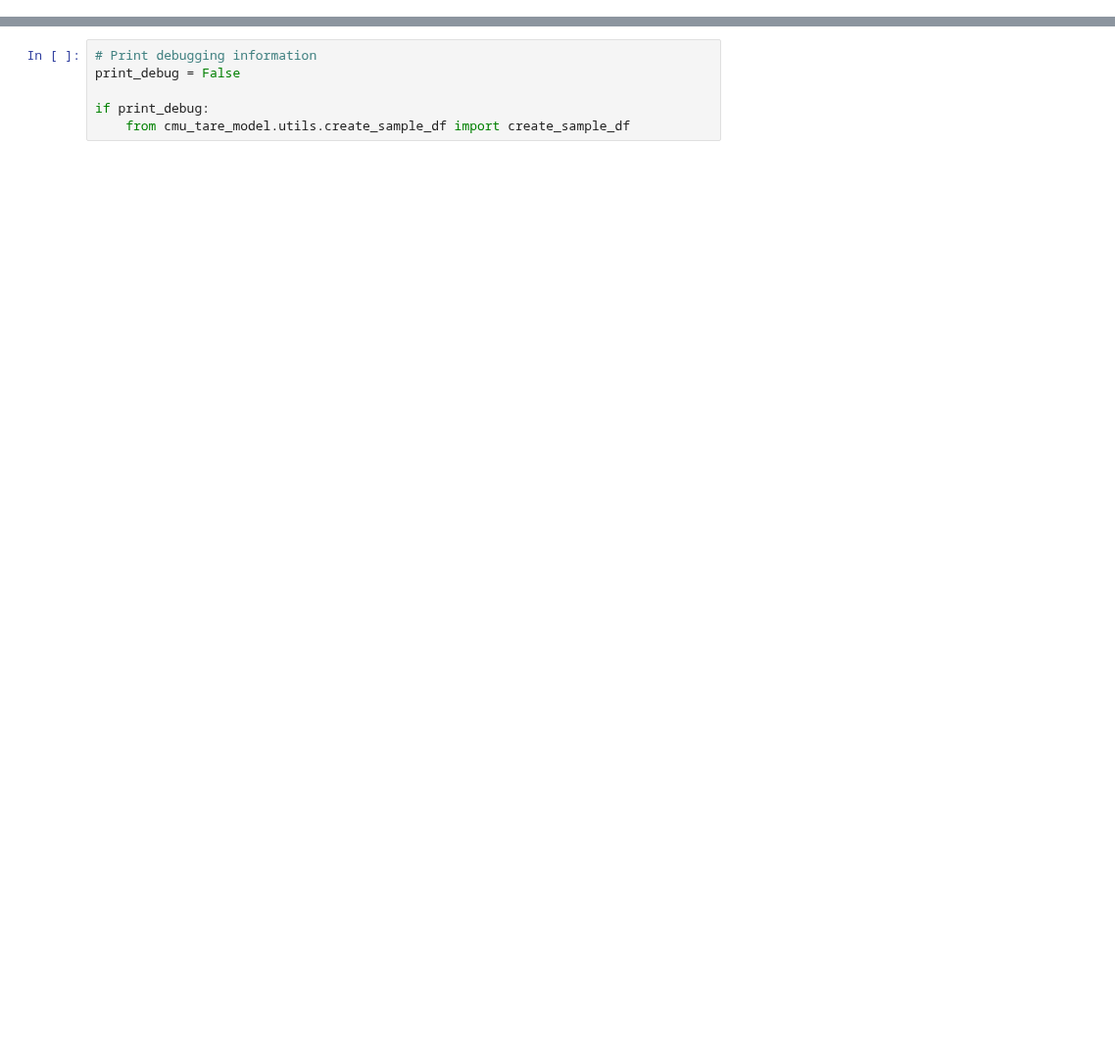
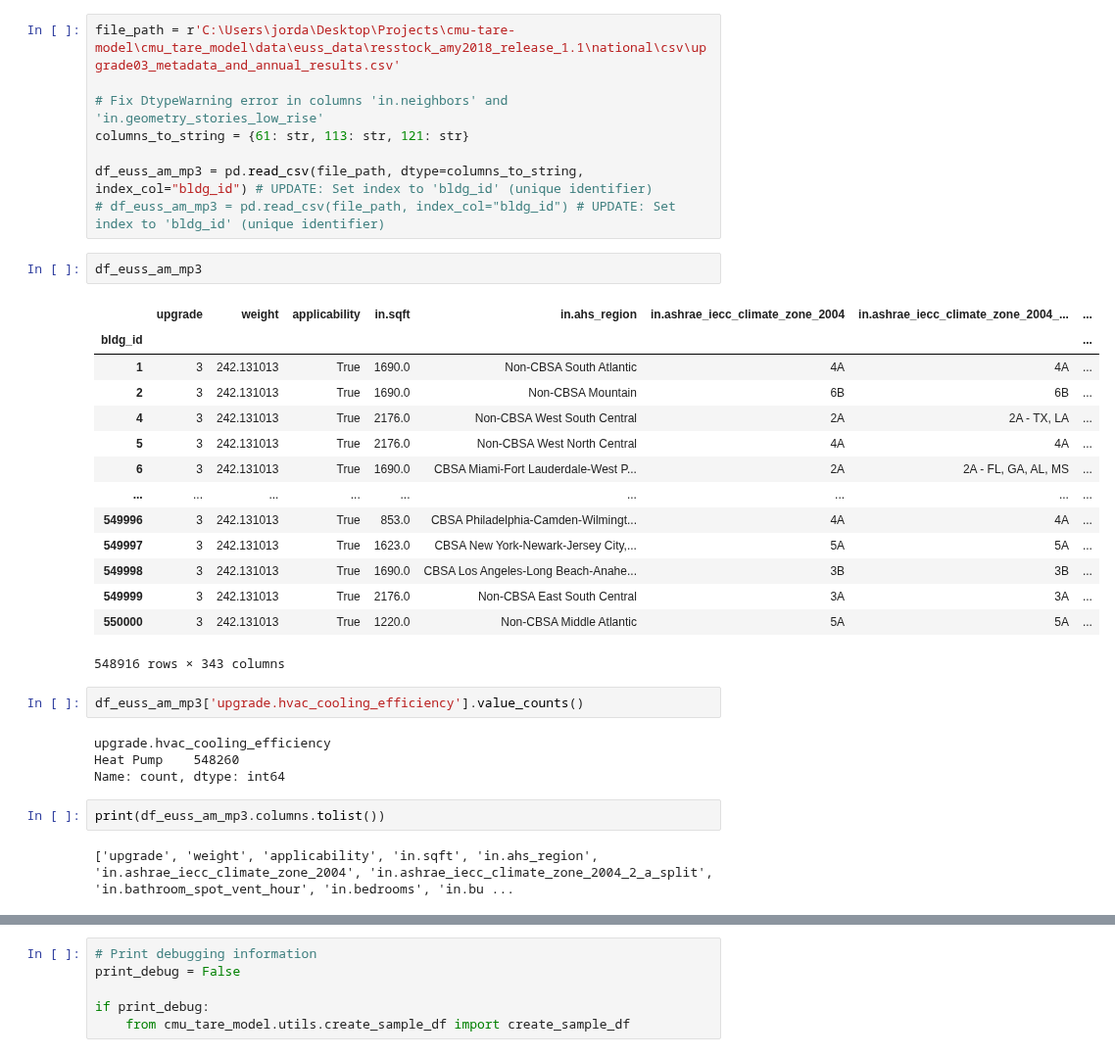
Before and after one commit to jordan-joseph126/cmu-tare-model, a Jupyter notebook: cmu_tare_model/model_scenarios/trane_technologies/tare_trane_mp3_v2_1.ipynb, the cells around one changed output, grey strips where cells are left out. Shown at 98% size. Cells and saved outputs as stored; diff of their text form; blank space fills up the shorter version.

```diff
--- a/cmu_tare_model/model_scenarios/trane_technologies/tare_trane_mp3_v2_1.ipynb
+++ b/cmu_tare_model/model_scenarios/trane_technologies/tare_trane_mp3_v2_1.ipynb
@@ -0,0 +1,35 @@
+# %%
+file_path = r'C:\Users\jorda\Desktop\Projects\cmu-tare-model\cmu_tare_model\data\euss_data\resstock_amy2018_release_1.1\national\csv\upgrade03_metadata_and_annual_results.csv'
+
+# Fix DtypeWarning error in columns 'in.neighbors' and 'in.geometry_stories_low_rise'
+columns_to_string = {61: str, 113: str, 121: str}
+
+df_euss_am_mp3 = pd.read_csv(file_path, dtype=columns_to_string, index_col="bldg_id") # UPDATE: Set index to 'bldg_id' (unique identifier)
+# df_euss_am_mp3 = pd.read_csv(file_path, index_col="bldg_id") # UPDATE: Set index to 'bldg_id' (unique identifier)
+# %%
+df_euss_am_mp3
+# %% [output]
+|  | upgrade | weight | applicability | in.sqft | in.ahs_region | in.ashrae_iecc_climate_zone_2004 | in.ashrae_iecc_climate_zone_2004_... | ... |
+| bldg_id |  |  |  |  |  |  |  | ... |
+| 1 | 3 | 242.131013 | True | 1690.0 | Non-CBSA South Atlantic | 4A | 4A | ... |
+| 2 | 3 | 242.131013 | True | 1690.0 | Non-CBSA Mountain | 6B | 6B | ... |
+| 4 | 3 | 242.131013 | True | 2176.0 | Non-CBSA West South Central | 2A | 2A - TX, LA | ... |
+| 5 | 3 | 242.131013 | True | 2176.0 | Non-CBSA West North Central | 4A | 4A | ... |
+| 6 | 3 | 242.131013 | True | 1690.0 | CBSA Miami-Fort Lauderdale-West P... | 2A | 2A - FL, GA, AL, MS | ... |
+| ... | ... | ... | ... | ... | ... | ... | ... | ... |
+| 549996 | 3 | 242.131013 | True | 853.0 | CBSA Philadelphia-Camden-Wilmingt... | 4A | 4A | ... |
+| 549997 | 3 | 242.131013 | True | 1623.0 | CBSA New York-Newark-Jersey City,... | 5A | 5A | ... |
+| 549998 | 3 | 242.131013 | True | 1690.0 | CBSA Los Angeles-Long Beach-Anahe... | 3B | 3B | ... |
+| 549999 | 3 | 242.131013 | True | 2176.0 | Non-CBSA East South Central | 3A | 3A | ... |
+| 550000 | 3 | 242.131013 | True | 1220.0 | Non-CBSA Middle Atlantic | 5A | 5A | ... |
+548916 rows × 343 columns
+# %%
+df_euss_am_mp3['upgrade.hvac_cooling_efficiency'].value_counts()
+# %% [output]
+upgrade.hvac_cooling_efficiency
+Heat Pump    548260
+Name: count, dtype: int64
+# %%
+print(df_euss_am_mp3.columns.tolist())
+# %% [output]
+['upgrade', 'weight', 'applicability', 'in.sqft', 'in.ahs_region', 'in.ashrae_iecc_climate_zone_2004', 'in.ashrae_iecc_climate_zone_2004_2_a_split', 'in.bathroom_spot_vent_hour', 'in.bedrooms', 'in.bu ...
```
Also changed, not shown: parts of 7 cells of this notebook, 15 other files.
